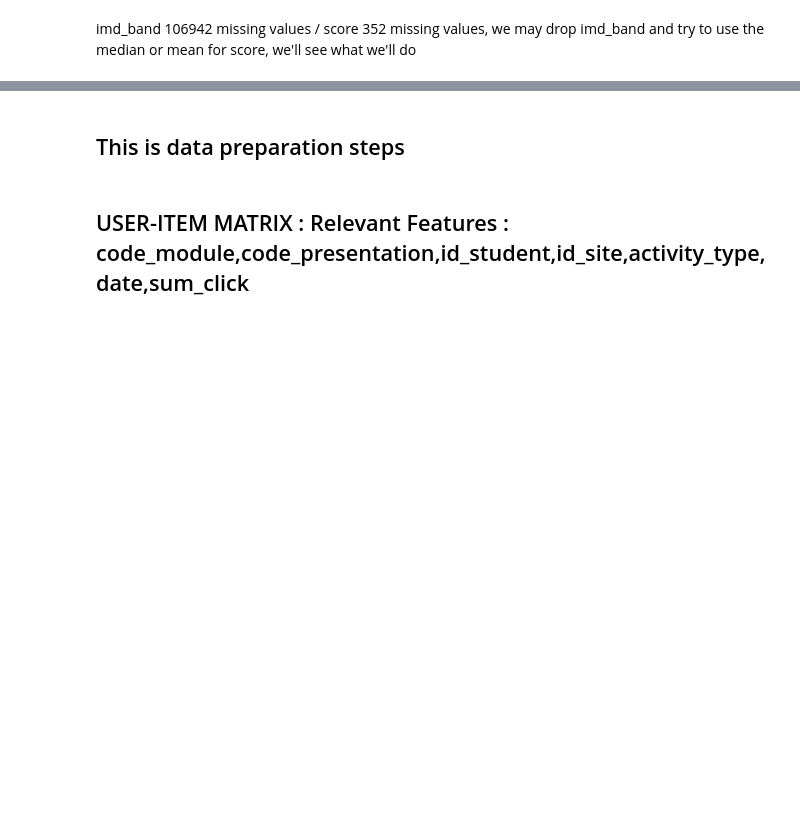
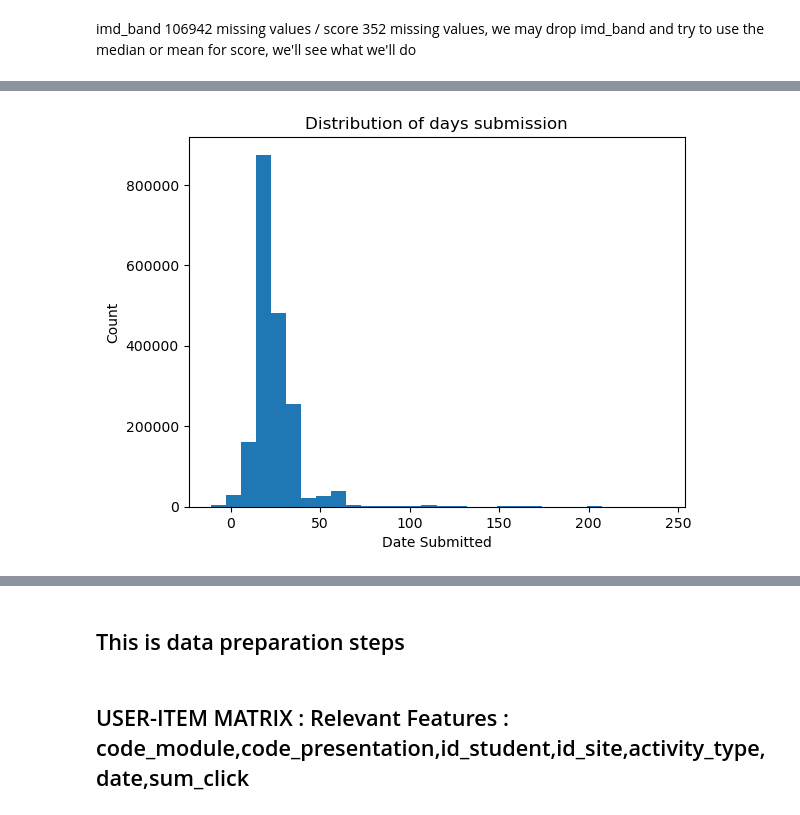
Before and after one commit to LBohry/RecommendationSystem, a Jupyter notebook: collab_dataexploration.ipynb, the cells around one changed output, grey strips where cells are left out. Drawn from its saved outputs; the diff is of its cells as text; code cells hidden in the pictures; blank space fills up the shorter version.

```diff
--- a/collab_dataexploration.ipynb
+++ b/collab_dataexploration.ipynb
@@ -58,0 +106,9 @@ plt.show()
+# %%
+#Distribution of the Days Taken Until Submission
+plt.hist(grouped_df["date_submitted"], bins=30)
+plt.title("Distribution of days submission")
+plt.xlabel("Date Submitted")
+plt.ylabel("Count")
+plt.show()
+# %% [output]
+[figure, added]
```
Also changed, not shown: parts of 11 cells of this notebook, 2 other files.
